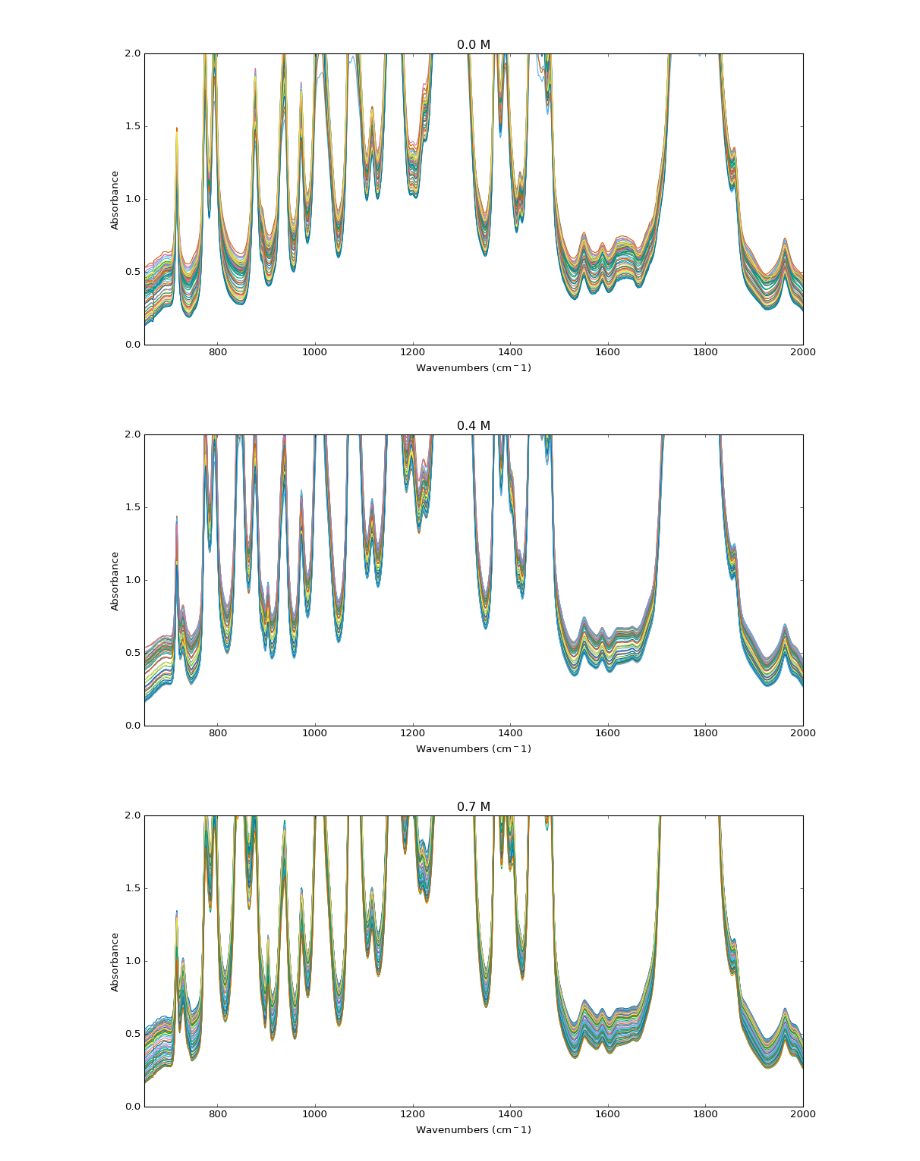
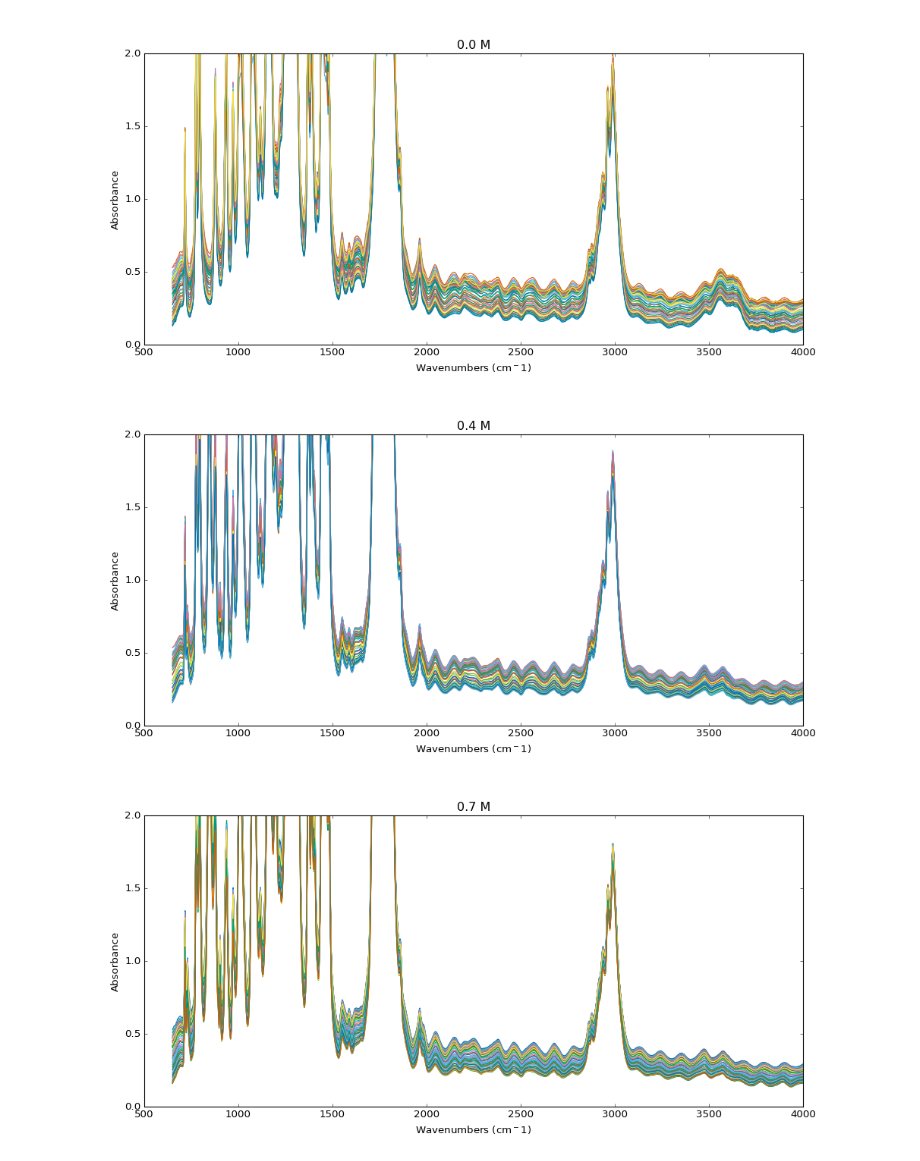
Before and after one commit to MODESBYU/MODES, a Jupyter notebook: Battery Data/Li-Li Symmetric Cell/Diagnostics/Mass_importation.ipynb, the cells around one changed output. Drawn from its saved outputs; the diff is of its cells as text; code cells hidden in the pictures.

```diff
--- a/Battery Data/Li-Li Symmetric Cell/Diagnostics/Mass_importation.ipynb
+++ b/Battery Data/Li-Li Symmetric Cell/Diagnostics/Mass_importation.ipynb
@@ -46,21 +60,21 @@ dict_keys([0.0, 0.4, 0.7, 1.0, 1.3, 1.6])
 # %%
 # create Molarity objects from the dictionary
 keys = list(data_dict.keys())
 Molarities = []
 for i in range(len(data_dict)):
     # select an NDDataset object, create a Molarity object
     a = Molarity(obj = data_dict[keys[i]],M = keys[i],smooth = 2.0)
 
     # add to the list of Molarity arrays
     Molarities.append(a)
 
 # try calling the values from the NNDataset
 
 for i in Molarities:
     plt.figure(figsize = (14,6))
-    i.plot_all(low = 650, high = 2000)
+    i.plot_all()
     plt.show()
 # %% [output]
-[figure, old version]
+[figure, new version]
-[figure, old version]
+[figure, new version]
-[figure, old version]
+[figure, new version]
```
Also changed, not shown: parts of 5 cells of this notebook, 2 other files.
